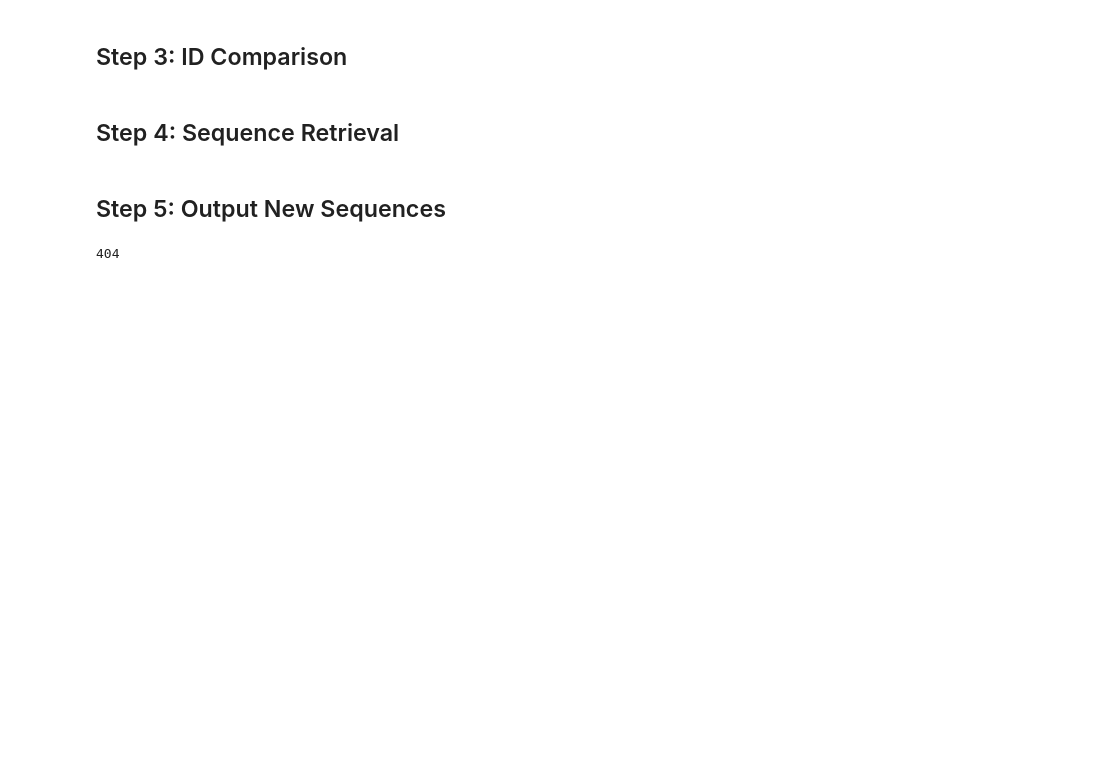
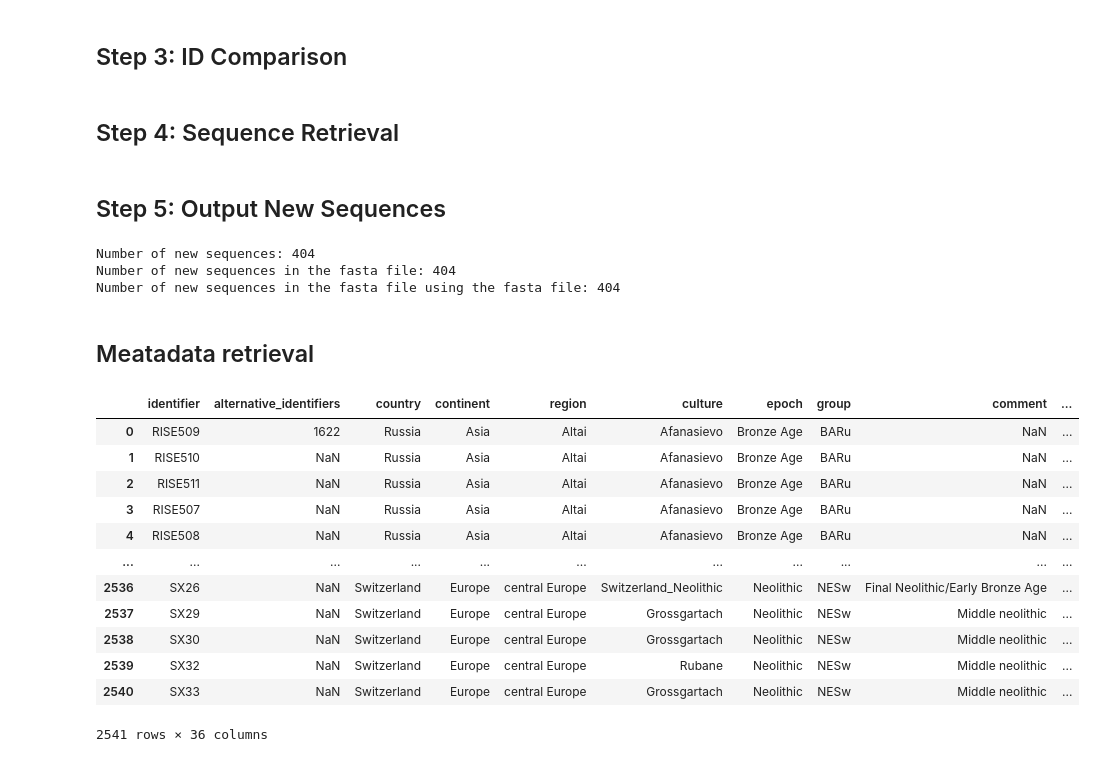
Before and after one commit to fulopjoz/aDNA_data_analysis, a Jupyter notebook: amtdb_mtdna_compare_v2.ipynb, the cells around one changed output. Saved outputs shown, nothing was run; the diff lists cells and outputs as text; code cells hidden in the pictures; blank space fills up the shorter version.

```diff
--- a/amtdb_mtdna_compare_v2.ipynb
+++ b/amtdb_mtdna_compare_v2.ipynb
@@ -69,8 +69,37 @@ with open('output/new_sequences.fasta', 'w') as file:
     for id in ids_in_both:
         # Retrieve sequence for 'id' and write to the file
         file.write(f">{id}\n{reich_seqs[ids_in_both.index(id)]}\n")
-# %%
-# show the number of new sequences
-print(len(ids_in_both))
-# %% [output]
-404
+# %%
+# show the number of new sequences in the output
+print(f"Number of new sequences: {len(ids_in_both)}")
+
+# show the number of new sequences in the fasta file
+print(f"Number of new sequences in the fasta file: {len(reich_seqs)}")
+
+# show the number of new sequences in the fasta file using the fasta file
+with open('output/new_sequences.fasta', 'r') as file:
+    new_seqs = list(SeqIO.parse(file, 'fasta'))
+    print(f"Number of new sequences in the fasta file using the fasta file: {len(new_seqs)}")
+# %% [output]
+Number of new sequences: 404
+Number of new sequences in the fasta file: 404
+Number of new sequences in the fasta file using the fasta file: 404
+# %% [markdown]
+## Meatadata retrieval
+# %%
+# using meta_amtDB
+meta_amtDB
+# %% [output]
+|  | identifier | alternative_identifiers | country | continent | region | culture | epoch | group | comment | ... |
+| 0 | RISE509 | 1622 | Russia | Asia | Altai | Afanasievo | Bronze Age | BARu | NaN | ... |
+| 1 | RISE510 | NaN | Russia | Asia | Altai | Afanasievo | Bronze Age | BARu | NaN | ... |
+| 2 | RISE511 | NaN | Russia | Asia | Altai | Afanasievo | Bronze Age | BARu | NaN | ... |
+| 3 | RISE507 | NaN | Russia | Asia | Altai | Afanasievo | Bronze Age | BARu | NaN | ... |
+| 4 | RISE508 | NaN | Russia | Asia | Altai | Afanasievo | Bronze Age | BARu | NaN | ... |
+| ... | ... | ... | ... | ... | ... | ... | ... | ... | ... | ... |
+| 2536 | SX26 | NaN | Switzerland | Europe | central Europe | Switzerland_Neolithic | Neolithic | NESw | Final Neolithic/Early Bronze Age | ... |
+| 2537 | SX29 | NaN | Switzerland | Europe | central Europe | Grossgartach | Neolithic | NESw | Middle neolithic | ... |
+| 2538 | SX30 | NaN | Switzerland | Europe | central Europe | Grossgartach | Neolithic | NESw | Middle neolithic | ... |
+| 2539 | SX32 | NaN | Switzerland | Europe | central Europe | Rubane | Neolithic | NESw | Middle neolithic | ... |
+| 2540 | SX33 | NaN | Switzerland | Europe | central Europe | Grossgartach | Neolithic | NESw | Middle neolithic | ... |
+2541 rows × 36 columns
```
Also changed, not shown: parts of 21 cells of this notebook, 8 other files.
